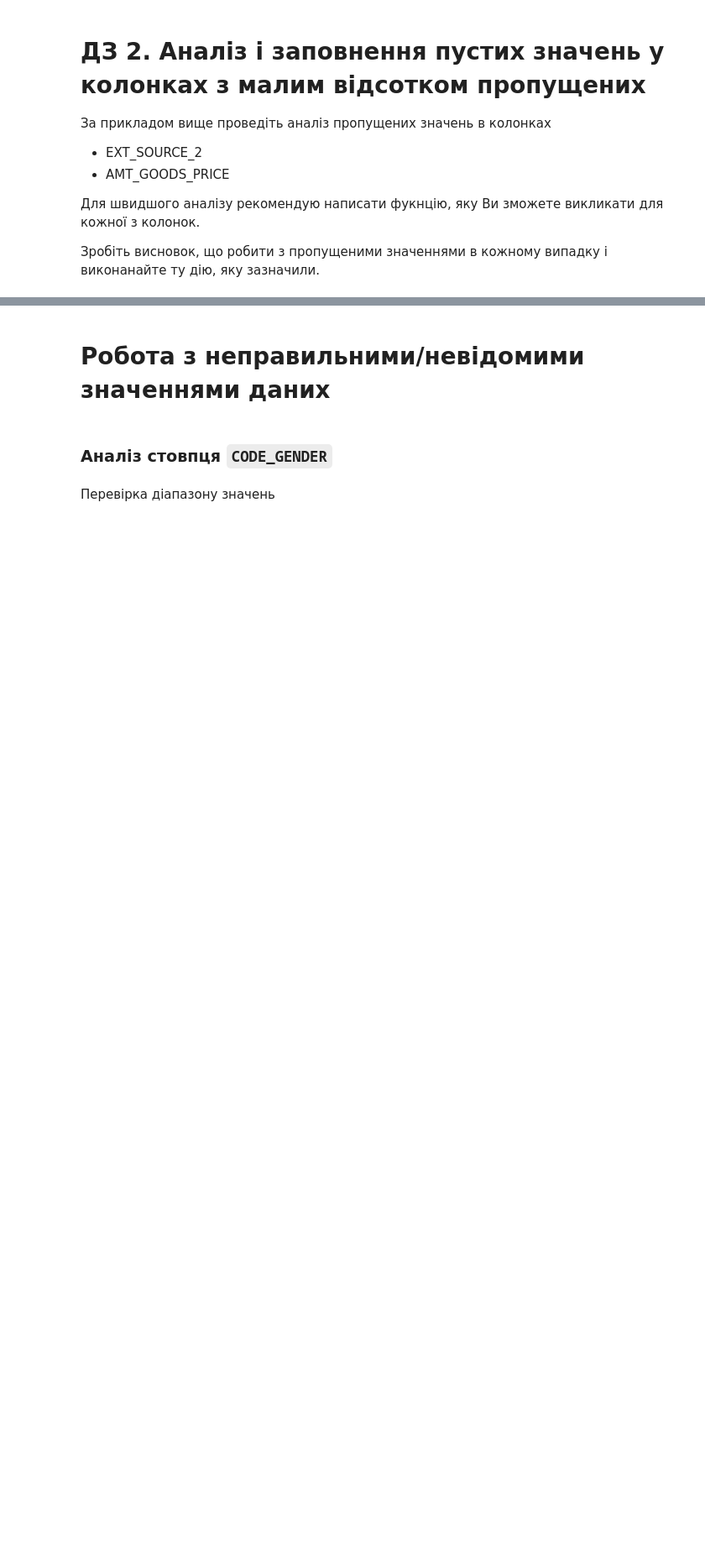
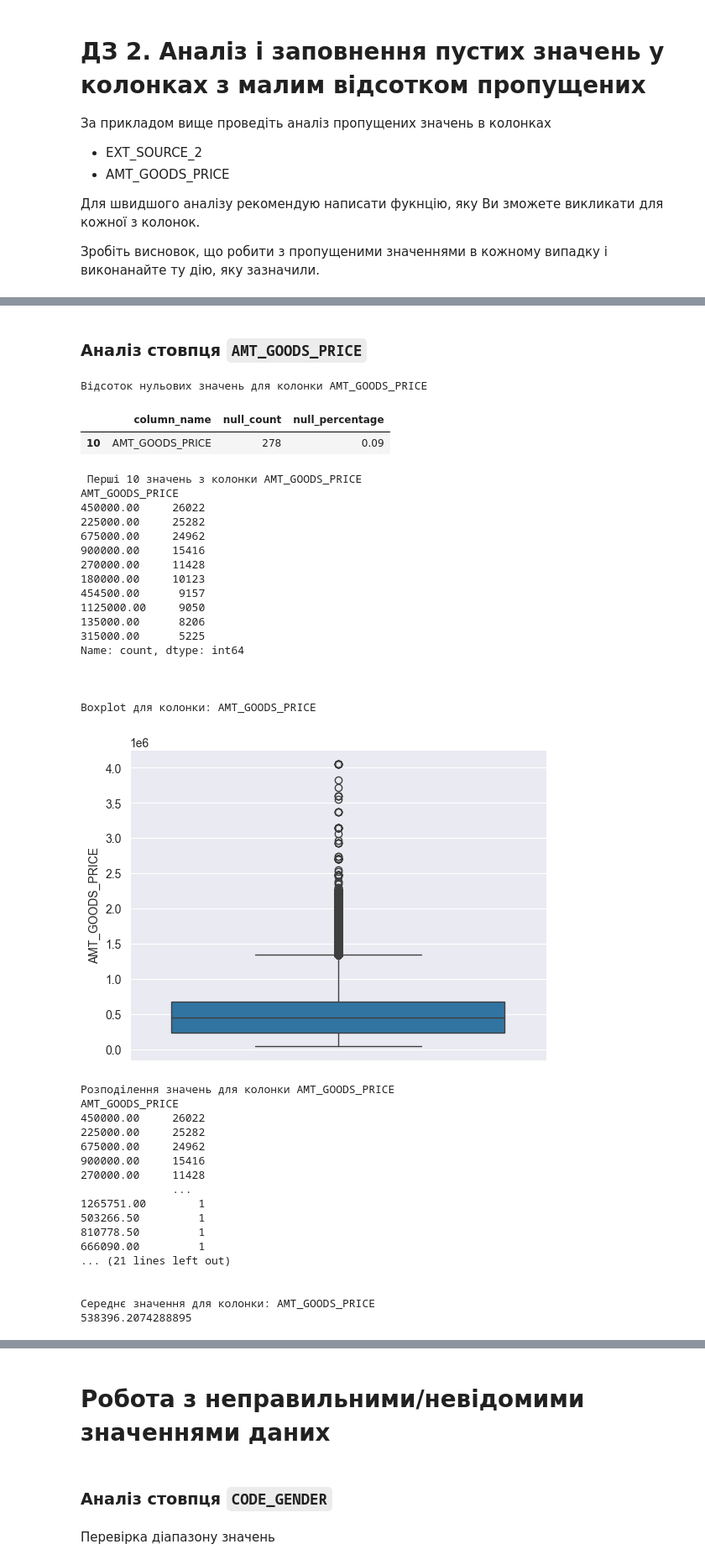
Before and after one commit to Reserford1991/data-loves-academy-machine-learning-for-people, a Jupyter notebook: Module-1-introduction-to-data-sciense/1.2-Exploratory-data-analysis/HW_1_2_Credit_EDA.ipynb, the cells around one changed output, grey strips where cells are left out. Shown at 84% size. Drawn from its saved outputs; the diff is of its cells as text; code cells hidden in the pictures; blank space fills up the shorter version.

```diff
--- a/Module-1-introduction-to-data-sciense/1.2-Exploratory-data-analysis/HW_1_2_Credit_EDA.ipynb
+++ b/Module-1-introduction-to-data-sciense/1.2-Exploratory-data-analysis/HW_1_2_Credit_EDA.ipynb
@@ -492,0 +873,45 @@ df['OBS_30_CNT_SOCIAL_CIRCLE'].fillna(df['OBS_30_CNT_SOCIAL_CIRCLE'].median(), i
+# %%
+df.fillna({'EXT_SOURCE_2': df['EXT_SOURCE_2'].median()}, inplace=True)
+# %% [markdown]
+### Аналіз стовпця `AMT_GOODS_PRICE`
+# %%
+show_column_data(df, null_df_under1, 'AMT_GOODS_PRICE')
+# %% [output]
+Відсоток нульових значень для колонки AMT_GOODS_PRICE
+|  | column_name | null_count | null_percentage |
+| 10 | AMT_GOODS_PRICE | 278 | 0.09 |
+ Перші 10 значень з колонки AMT_GOODS_PRICE
+AMT_GOODS_PRICE
+450000.00     26022
+225000.00     25282
+675000.00     24962
+900000.00     15416
+270000.00     11428
+180000.00     10123
+454500.00      9157
+1125000.00     9050
+135000.00      8206
+315000.00      5225
+Name: count, dtype: int64
+
+
+
+Boxplot для колонки: AMT_GOODS_PRICE
+[figure, added]
+Розподілення значень для колонки AMT_GOODS_PRICE
+AMT_GOODS_PRICE
+450000.00     26022
+225000.00     25282
+675000.00     24962
+900000.00     15416
+270000.00     11428
+              ...
+1265751.00        1
+503266.50         1
+810778.50         1
+666090.00         1
+... (21 lines left out)
+
+
+Середнє значення для колонки: AMT_GOODS_PRICE
+538396.2074288895
```
Also changed, not shown: parts of 104 cells of this notebook, 1 other file.
